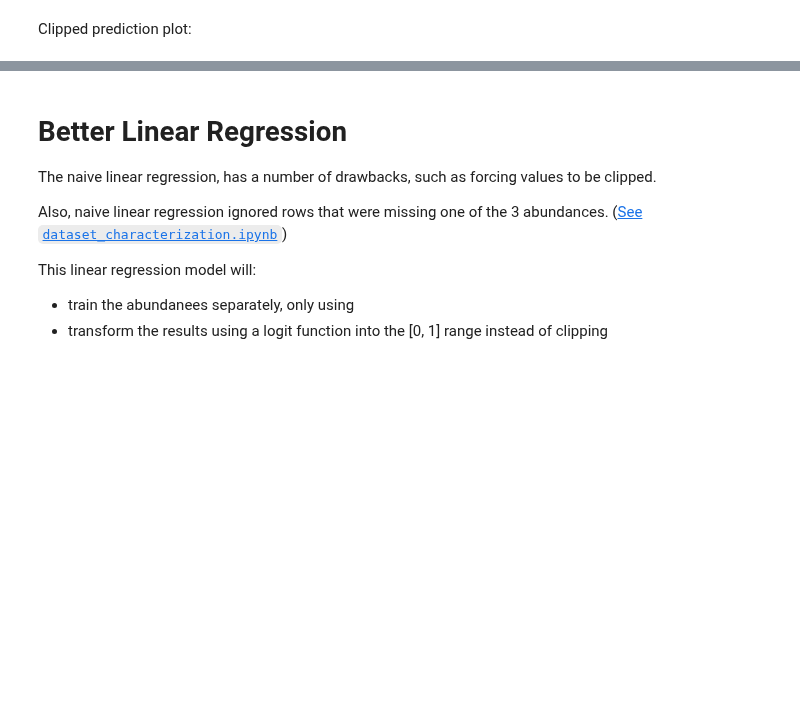
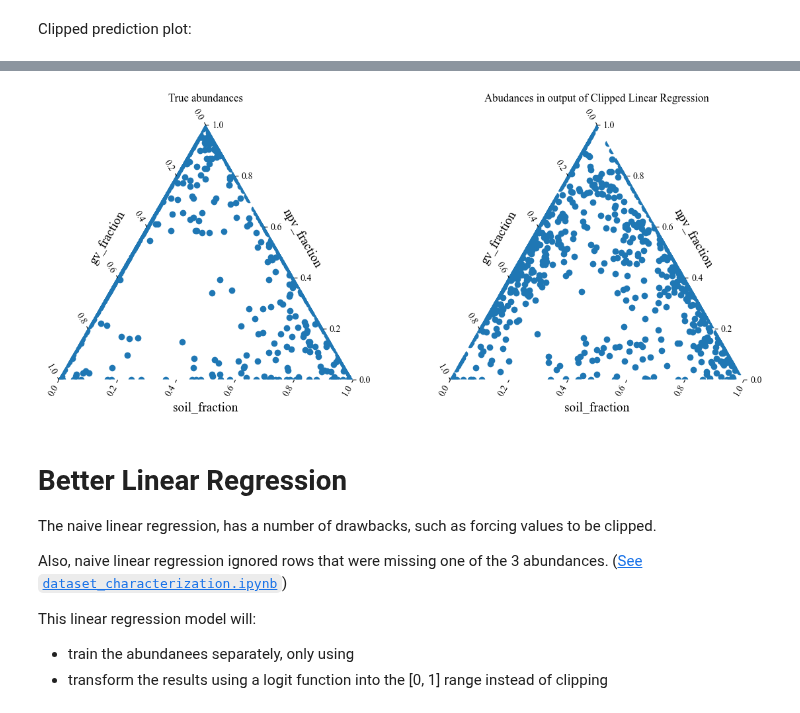
Before and after one commit to utat-ss/FINCH-Science_Unmixing, a Jupyter notebook: runs/unmixing/linear_regression.ipynb, the cells around one changed output, grey strips where cells are left out. Cells and saved outputs as stored; diff of their text form; code cells hidden in the pictures; blank space fills up the shorter version.

```diff
--- a/runs/unmixing/linear_regression.ipynb
+++ b/runs/unmixing/linear_regression.ipynb
@@ -98,3 +116,7 @@ mean r^2 = 0.8422141259164019
+# %%
+helper_functions.ternary_abundances(y_test, ab_clipped_predictions, model_name="Clipped Linear Regression")
+# %% [output]
+[figure, added]
 # %% [markdown]
 # Better Linear Regression
 
```
Also changed, not shown: parts of 11 cells of this notebook, 5 other files.
